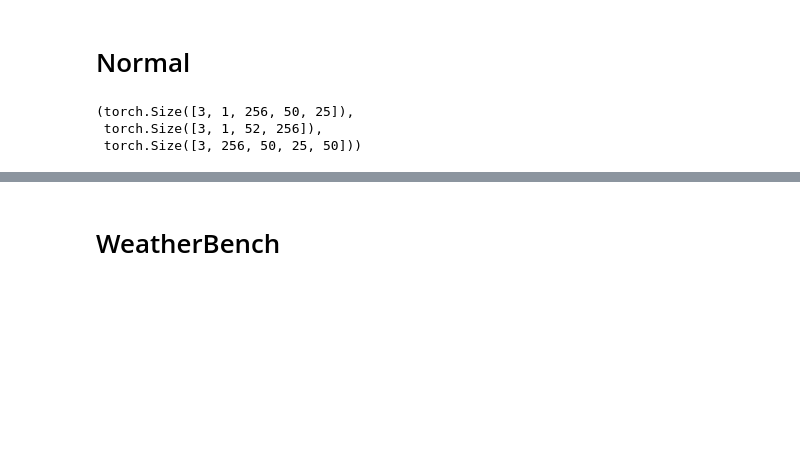
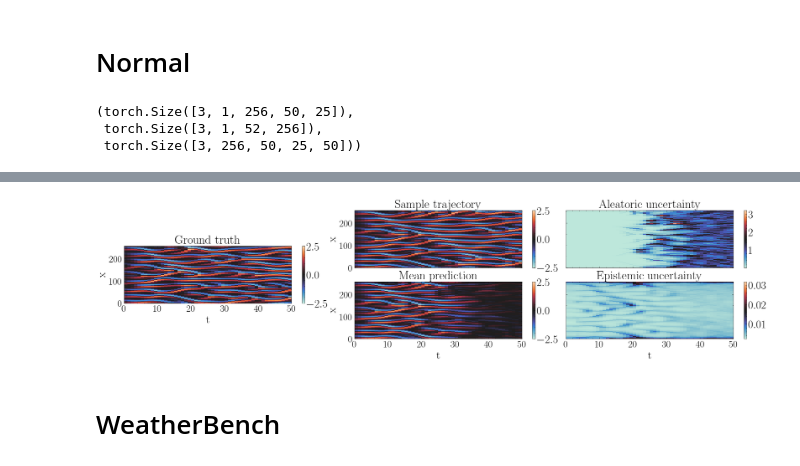
Before and after one commit to Philipp238/diffusionUQ, a Jupyter notebook: evaluation/eu.ipynb, the cells around one changed output, grey strips where cells are left out. Saved outputs shown, nothing was run; the diff lists cells and outputs as text; code cells hidden in the pictures; blank space fills up the shorter version.

```diff
--- a/evaluation/eu.ipynb
+++ b/evaluation/eu.ipynb
@@ -456,3 +616,101 @@ plt.plot(eu_array[b].mean(dim = (0,1,2)))
+# %%
+ticksize = 21
+legendsize = 24
+axissize = 23
+titlesize = 26
+plt.style.use(["science"])
+# %%
+b = 2
+
+fig = plt.figure(figsize=(25, 5))
+
+# Outer grid: 2 rows × 2 columns
+outer = gridspec.GridSpec(2, 2, figure=fig, width_ratios=[1, 2], wspace=0.05, hspace=0.15)
+
+# Right block: a 2×2 inside the right column
+right_gs = gridspec.GridSpecFromSubplotSpec(
+    2, 2, subplot_spec=outer[:, 1], wspace=0.01, hspace=0.25
+)
+
+axs = [
+    fig.add_subplot(right_gs[0, 0]),
+    fig.add_subplot(right_gs[0, 1]),
+    fig.add_subplot(right_gs[1, 0]),
+    fig.add_subplot(right_gs[1, 1]),
+]
+
+cbs = []
+
+# Left subplot: put in the middle between top and bottom
+# → we compute its size from one right subplot and align manually
+pos_top = axs[0].get_position()
+pos_bottom = axs[2].get_position()
+
+# Same height as one of the right plots
+height = pos_top.height
+# Same vertical center as the 2×2 block
+center_y = (pos_top.y0 + pos_bottom.y1) / 2
+
+# Manually add left axis with matching size
+ax_left = fig.add_axes([0.12, center_y - height/2, pos_top.width, height])
+
+# --- Plots ---
+vmin_truth = -2.5
+vmax_truth = 2.5
+im1 = axs[0].pcolormesh(full_array[b,0,...,0].cpu(), cmap=cmap, rasterized = True, vmin = vmin_truth, vmax = vmax_truth)
+axs[0].set_title("Sample trajectory", fontsize = titlesize)
+cbs.append(fig.colorbar(im1, ax=axs[0]))
+
+im3 = axs[1].pcolormesh(full_array[b,0].var(axis=-1).cpu(), cmap=cmap2, rasterized = True)
+axs[1].set_title("Aleatoric uncertainty", fontsize = titlesize)
+cbs.append(fig.colorbar(im3, ax=axs[1]))
+
+im2 = axs[2].pcolormesh(full_array[b,0].mean(dim=-1).cpu(), cmap=cmap, rasterized = True, vmin = vmin_truth, vmax = vmax_truth)
+axs[2].set_title("Mean prediction", fontsize = titlesize)
+cbs.append(fig.colorbar(im2, ax=axs[2]))
+
+im4 = axs[3].pcolormesh(eu_array[b].mean(dim=(1,2)).cpu(), cmap=cmap2, rasterized = True)
+axs[3].set_title("Epistemic uncertainty", fontsize = titlesize)
+cbs.append(fig.colorbar(im4, ax=axs[3]))
+
+# Left plot
+im_left = ax_left.pcolormesh(trajectory[b,0,2:].t().cpu(), cmap=cmap, rasterized = True, vmin = vmin_truth, vmax = vmax_truth)
+ax_left.set_title("Ground truth", fontsize = titlesize)
+cbs.append(fig.colorbar(im_left, ax=ax_left))
+
+# Add labels
+# Hide x-ticks on the top row
+for ax in [axs[0], axs[1]]:
+    ax.set_xticklabels([])
+    ax.set_xlabel("")
+
+# Hide y-ticks on the right column
+for ax in [axs[1], axs[3]]:
+    ax.set_yticklabels([])
+    ax.set_ylabel("")
+
+for ax in [ax_left] + [axs[0], axs[2]]:
+    ax.yaxis.set_major_locator(plt.MaxNLocator(3))
+
+# Add labels only where needed
+axs[2].set_xlabel("t", fontsize = axissize)   # bottom left
+axs[3].set_xlabel("t", fontsize = axissize)   # bottom right
+axs[0].set_ylabel("x", fontsize = axissize)   # top left
+axs[2].set_ylabel("x", fontsize = axissize)   # bottom left
+
+# Do the same for the left (truth) plot
+ax_left.set_xlabel("t", fontsize = axissize)
+ax_left.set_ylabel("x", fontsize = axissize)
+
+for ax in [ax_left] + axs:
+    ax.tick_params(axis="both", which="major", labelsize=ticksize)
+
+for cb in cbs:
+    cb.ax.tick_params(labelsize=legendsize)
+
+plt.savefig("plots/Burgers_eu.pdf", bbox_inches = "tight")
+# %% [output]
+[figure, added]
 # %% [markdown]
 # WeatherBench
 # %%
```
Also changed, not shown: parts of 40 cells of this notebook, 43 other files.
